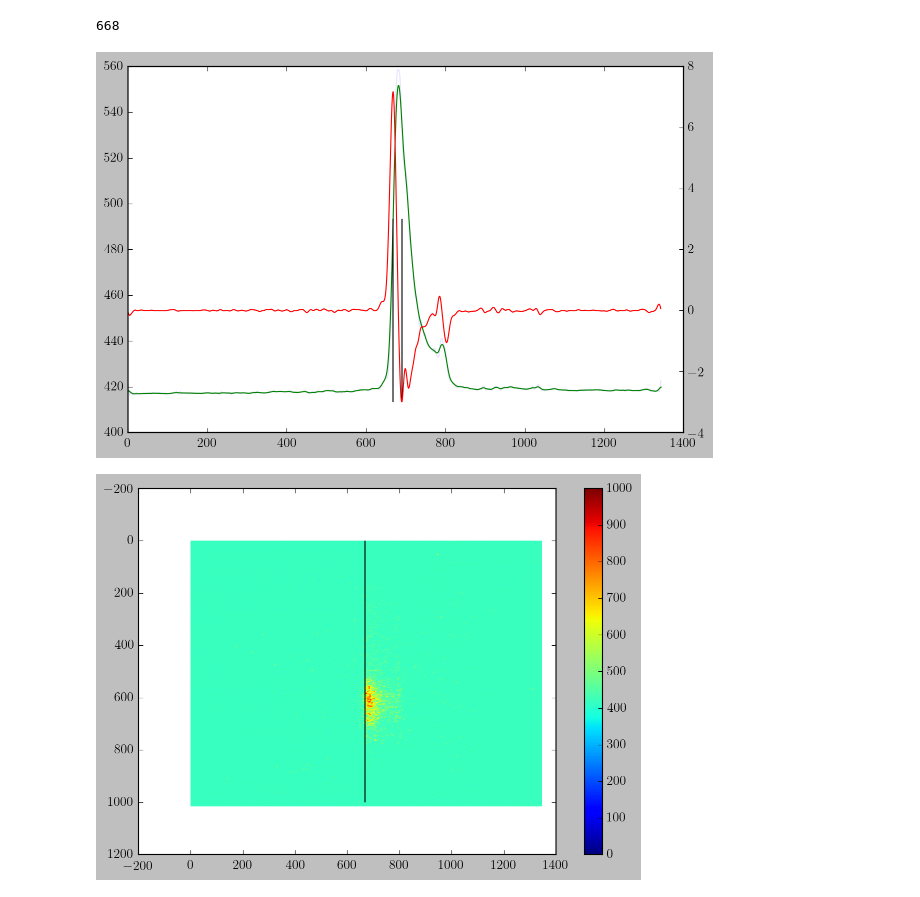
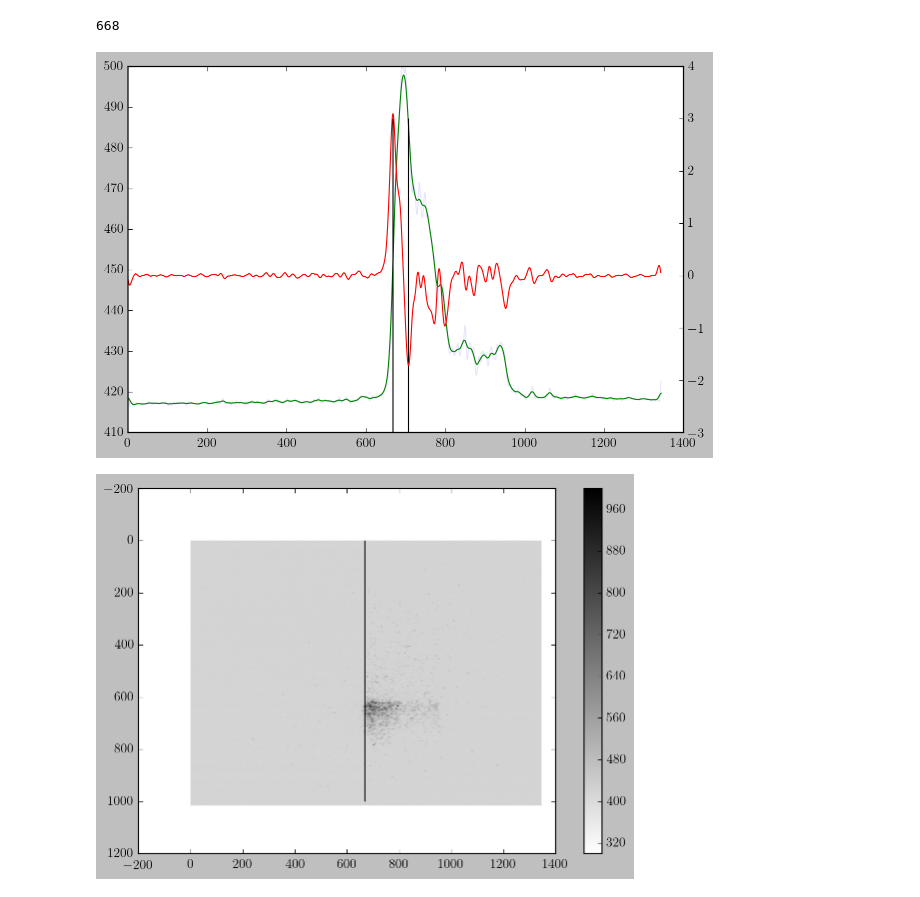
Before and after one commit to adescamps59/EuXFEL-HED-VISAR, a Jupyter notebook: Calibration/10nsWindow_TimingCalibration.ipynb, the cells around one changed output. Drawn from its saved outputs; the diff is of its cells as text; code cells hidden in the pictures.

```diff
--- a/Calibration/10nsWindow_TimingCalibration.ipynb
+++ b/Calibration/10nsWindow_TimingCalibration.ipynb
@@ -146,7 +146,7 @@ def extraVISARImages_mean(exp_id, run_id):
     return imgKEP1_r_dewarp, imgKEP2_r_dewarp
 # %%
 proposalNumber = 7902
-runNumber = 648
+runNumber = 30
 # %%
 imgKEP1_r, imgKEP2_r  = extraVISARImages_mean(proposalNumber, runNumber)
 # %%
@@ -458,14 +462,14 @@ plt.vlines(positionLeftEdgeFiducial_VISAR1w, -3, 3)
 plt.tight_layout()
 plt.show()
 # %% [output]
-[figure, old version]
+[figure, new version]
 # %%
 plt.figure(figsize = (15, 10))
 plt.subplot(221)
-plt.imshow(VISAR1w_corrected, vmin = 0, vmax = 1000, cmap = plt.cm.jet)
+plt.imshow(VISAR1w_corrected, vmin = 300, vmax = 1000, cmap = plt.cm.binary)
 plt.vlines(positionLeftEdgeFiducial_VISAR1w, 0, 1000)
 plt.colorbar()
 plt.tight_layout()
 plt.show()
 # %% [output]
-[figure, old version]
+[figure, new version]
```
Also changed, not shown: parts of 10 cells of this notebook, 4 other files.
